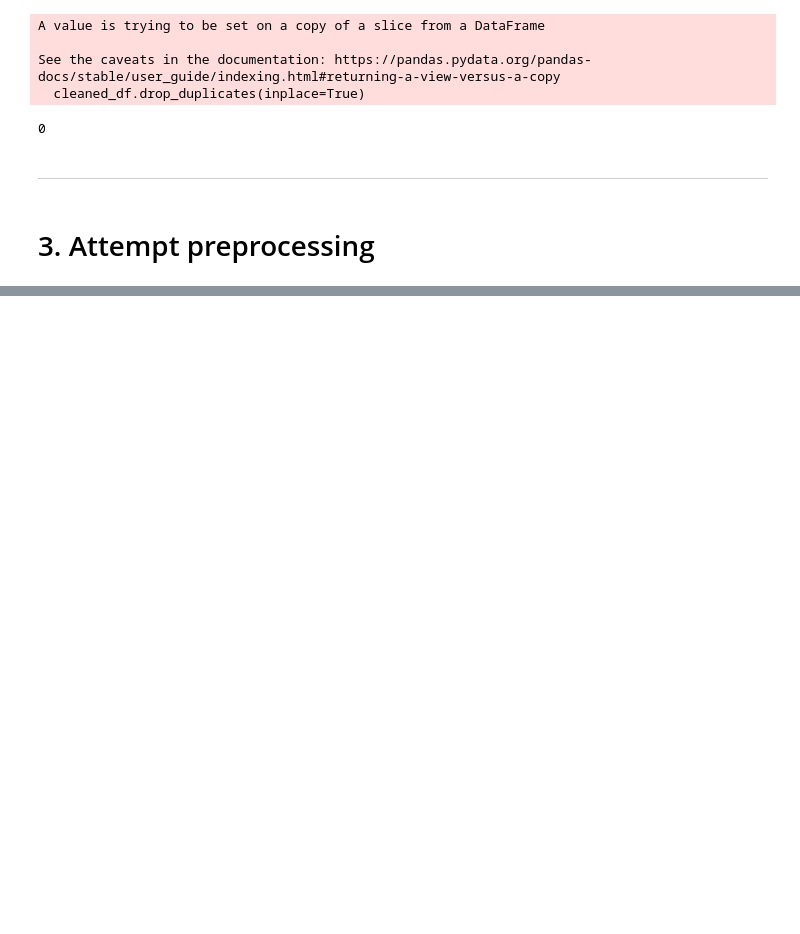
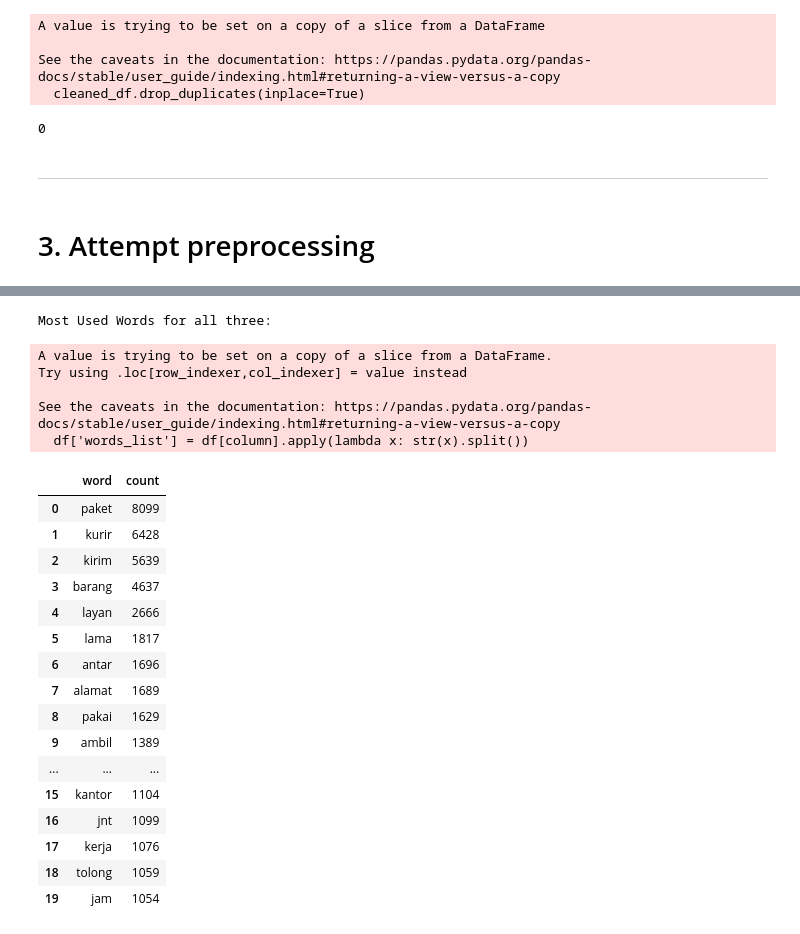
Before and after one commit to Radenaz/sandbox_textprepro, a Jupyter notebook: text_prepro_test.ipynb, the cells around one changed output, grey strips where cells are left out. Saved outputs shown, nothing was run; the diff lists cells and outputs as text; code cells hidden in the pictures; blank space fills up the shorter version.

```diff
--- a/text_prepro_test.ipynb
+++ b/text_prepro_test.ipynb
@@ -781,0 +906,49 @@ bersih_df.to_csv('prepro_cleaned_reviews.csv', index=False)
+# %%
+# check most used stopwords
+## def function
+
+def analyze_most_used_words(df, column, top_n=20):
+    '''
+    Check n top_n of most common words used.
+    df = data
+    column = column to be processed
+    top_n = show top n words
+    '''
+    # Tokenize the column into words
+    df['words_list'] = df[column].apply(lambda x: str(x).split())
+
+    # Flatten the list of lists and count word frequencies
+    word_counts = Counter([word for words in df['words_list'] for word in words])
+
+    # Create a DataFrame with the top N most common words
+    most_common_df = pd.DataFrame(word_counts.most_common(top_n), columns=['word', 'count'])
+
+    # Display the table with a gradient background for visualization
+    return most_common_df.style.background_gradient(cmap='Blues')
+# %%
+print("Most Used Words for all three:")
+analyze_most_used_words(jelek_eda_df, 'processed_reviews')
+# %% [output]
+Most Used Words for all three:
+A value is trying to be set on a copy of a slice from a DataFrame.
+Try using .loc[row_indexer,col_indexer] = value instead
+
+See the caveats in the documentation: https://pandas.pydata.org/pandas-docs/stable/user_guide/indexing.html#returning-a-view-versus-a-copy
+  df['words_list'] = df[column].apply(lambda x: str(x).split())
+|  | word | count |
+| 0 | paket | 8099 |
+| 1 | kurir | 6428 |
+| 2 | kirim | 5639 |
+| 3 | barang | 4637 |
+| 4 | layan | 2666 |
+| 5 | lama | 1817 |
+| 6 | antar | 1696 |
+| 7 | alamat | 1689 |
+| 8 | pakai | 1629 |
+| 9 | ambil | 1389 |
+| ... | ... | ... |
+| 15 | kantor | 1104 |
+| 16 | jnt | 1099 |
+| 17 | kerja | 1076 |
+| 18 | tolong | 1059 |
+| 19 | jam | 1054 |
```
Also changed, not shown: parts of 33 cells of this notebook, 8 other files.
